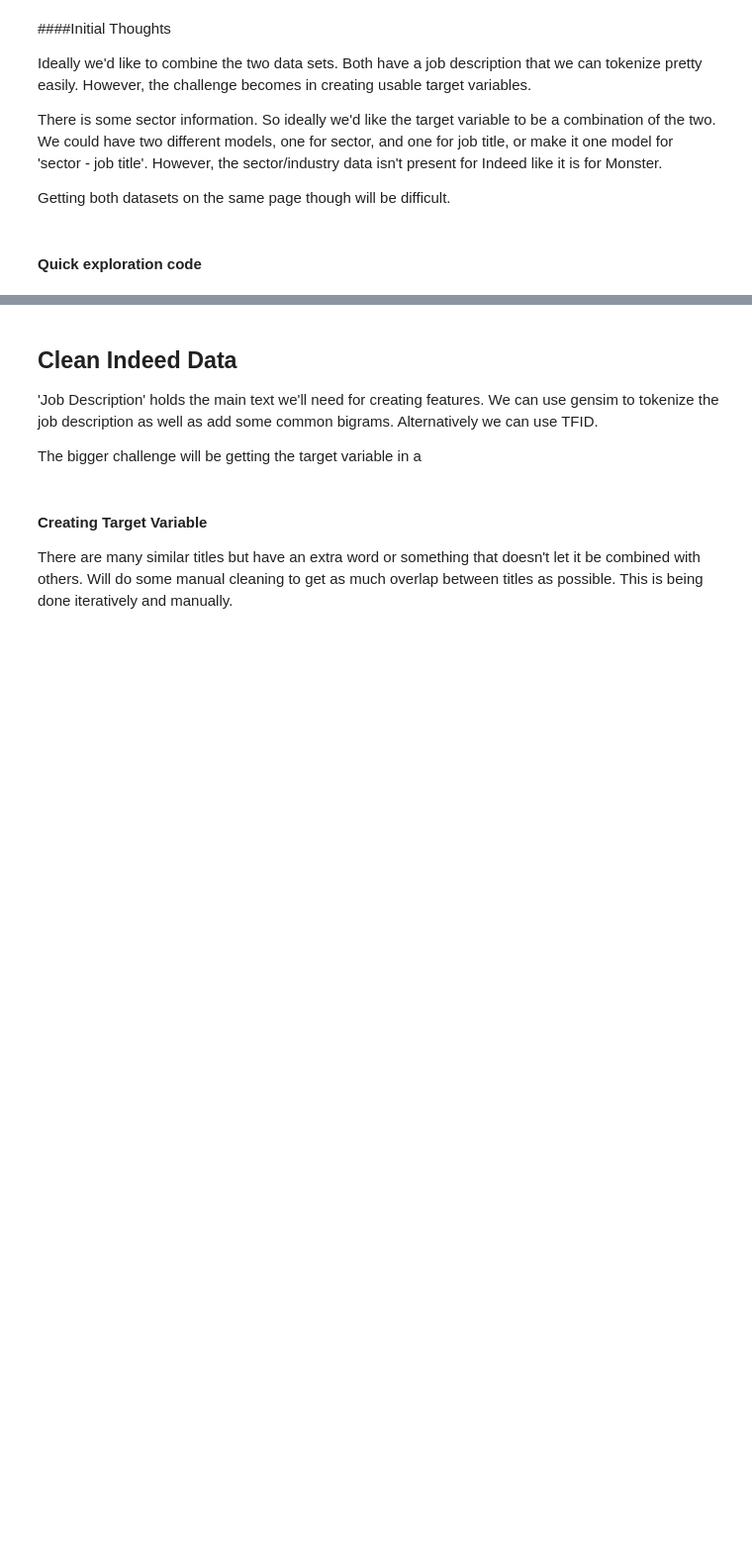
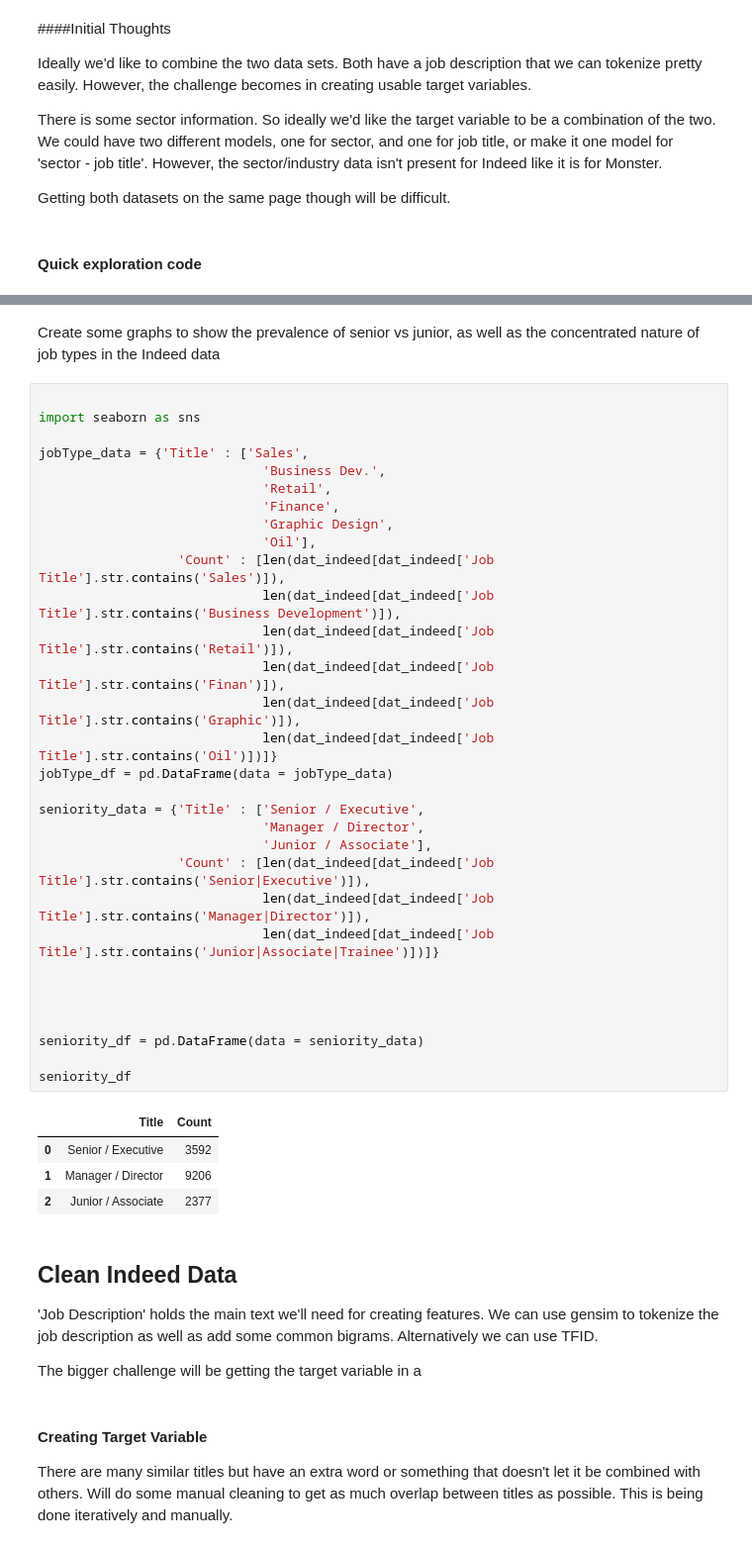
Before and after one commit to pvai-umich/SIADS697, a Jupyter notebook: Data/Load_Kaggle_Data.ipynb, the cells around one changed output, grey strips where cells are left out. Shown: that part at 99% size. Cells and saved outputs as stored; diff of their text form; blank space fills up the shorter version.

Commit message:
Clean up more job titles and add exploratory dataframes

```diff
--- a/Data/Load_Kaggle_Data.ipynb
+++ b/Data/Load_Kaggle_Data.ipynb
@@ -92,5 +92,43 @@ PT Perishable Associate                  36
 Senior Account Executive                 34
 Name: Job Title, dtype: int64
+# %% [markdown]
+Create some graphs to show the prevalence of senior vs junior, as well as the concentrated nature of job types in the Indeed data
+# %%
+
+import seaborn as sns
+
+jobType_data = {'Title' : ['Sales',
+                             'Business Dev.',
+                             'Retail',
+                             'Finance',
+                             'Graphic Design',
+                             'Oil'],
+                  'Count' : [len(dat_indeed[dat_indeed['Job Title'].str.contains('Sales')]),
+                             len(dat_indeed[dat_indeed['Job Title'].str.contains('Business Development')]),
+                             len(dat_indeed[dat_indeed['Job Title'].str.contains('Retail')]),
+                             len(dat_indeed[dat_indeed['Job Title'].str.contains('Finan')]),
+                             len(dat_indeed[dat_indeed['Job Title'].str.contains('Graphic')]),
+                             len(dat_indeed[dat_indeed['Job Title'].str.contains('Oil')])]}
+jobType_df = pd.DataFrame(data = jobType_data)
+
+seniority_data = {'Title' : ['Senior / Executive',
+                             'Manager / Director',
+                             'Junior / Associate'],
+                  'Count' : [len(dat_indeed[dat_indeed['Job Title'].str.contains('Senior|Executive')]),
+                             len(dat_indeed[dat_indeed['Job Title'].str.contains('Manager|Director')]),
+                             len(dat_indeed[dat_indeed['Job Title'].str.contains('Junior|Associate|Trainee')])]}
+
+
+
+
+seniority_df = pd.DataFrame(data = seniority_data)
+
+seniority_df
+# %% [output]
+|  | Title | Count |
+| 0 | Senior / Executive | 3592 |
+| 1 | Manager / Director | 9206 |
+| 2 | Junior / Associate | 2377 |
 # %% [markdown]
 ## Clean Indeed Data
 
```
Also changed, not shown: parts of 3 cells of this notebook.
